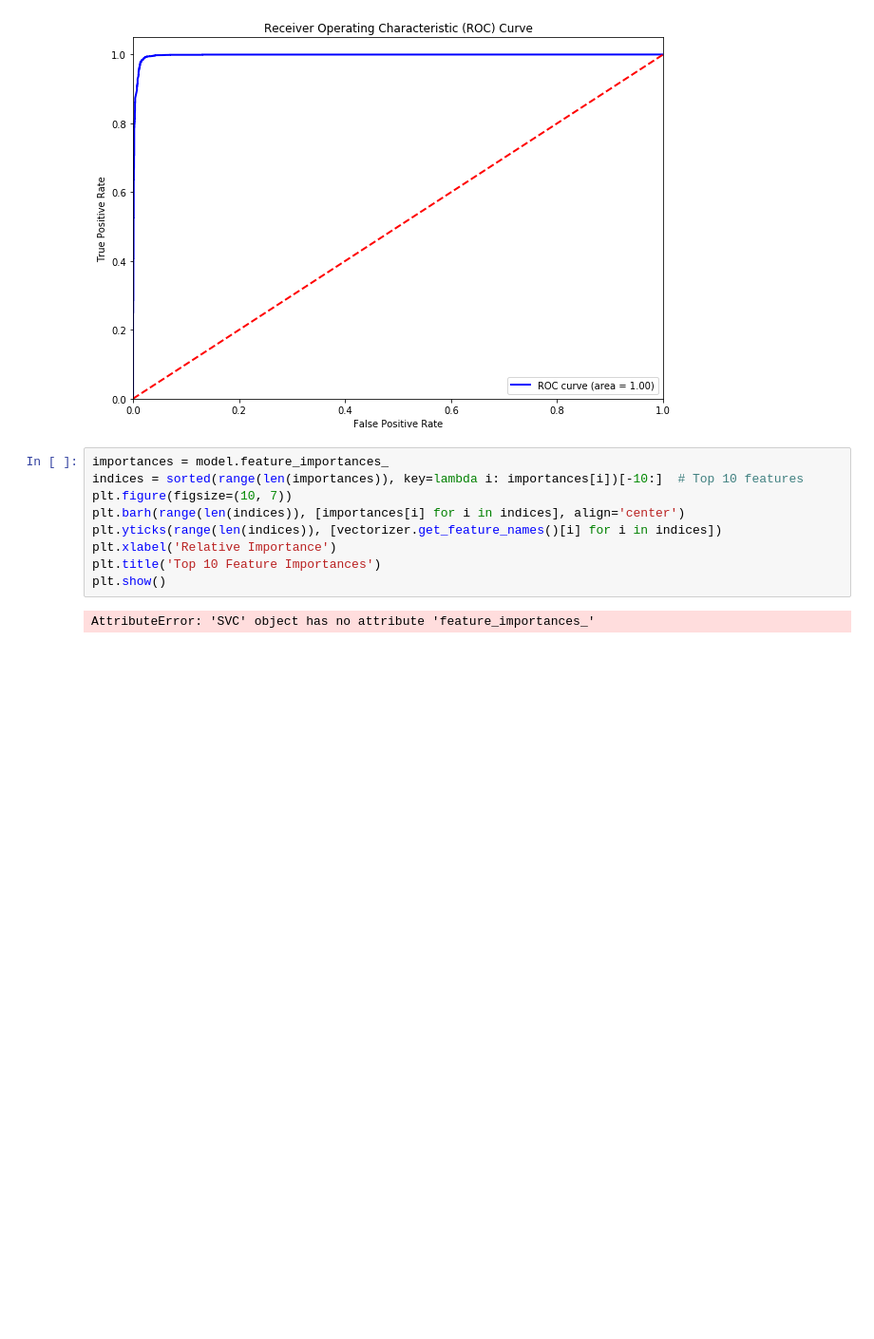
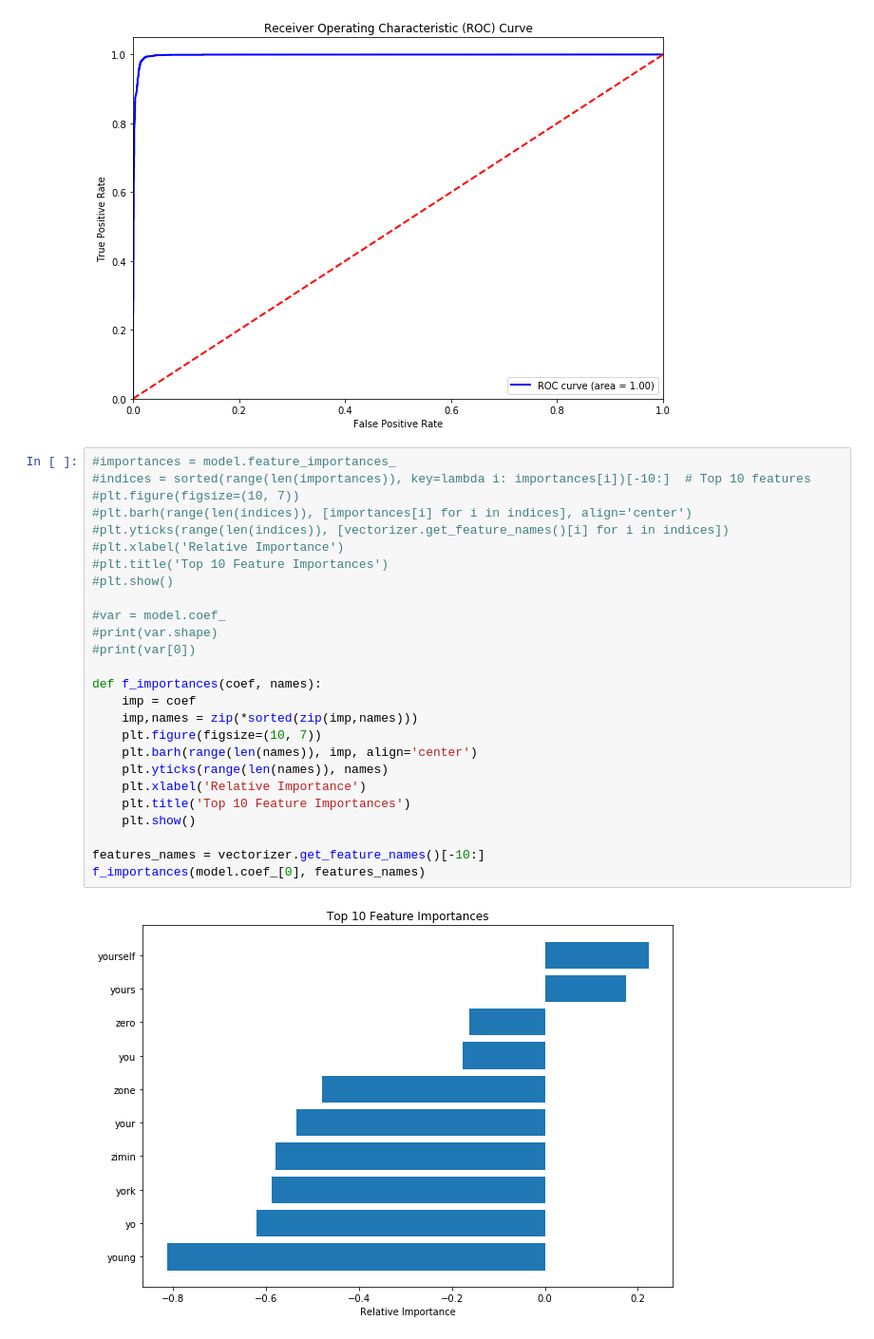
Before and after one commit to nnethaji/ds-proj-1, a Jupyter notebook: project_svm.ipynb, the cells around one changed output. Shown at 95% size. Saved outputs shown, nothing was run; the diff lists cells and outputs as text; blank space fills up the shorter version.

Commit message:
fix feature importance graph

```diff
--- a/project_svm.ipynb
+++ b/project_svm.ipynb
@@ -216,13 +216,30 @@ plt.show()
 # %% [output]
 [figure]
 # %%
-importances = model.feature_importances_
-indices = sorted(range(len(importances)), key=lambda i: importances[i])[-10:]  # Top 10 features
-plt.figure(figsize=(10, 7))
-plt.barh(range(len(indices)), [importances[i] for i in indices], align='center')
-plt.yticks(range(len(indices)), [vectorizer.get_feature_names()[i] for i in indices])
-plt.xlabel('Relative Importance')
-plt.title('Top 10 Feature Importances')
-plt.show()
+#importances = model.feature_importances_
+#indices = sorted(range(len(importances)), key=lambda i: importances[i])[-10:]  # Top 10 features
+#plt.figure(figsize=(10, 7))
+#plt.barh(range(len(indices)), [importances[i] for i in indices], align='center')
+#plt.yticks(range(len(indices)), [vectorizer.get_feature_names()[i] for i in indices])
+#plt.xlabel('Relative Importance')
+#plt.title('Top 10 Feature Importances')
+#plt.show()
+
+#var = model.coef_
+#print(var.shape)
+#print(var[0])
+
+def f_importances(coef, names):
+    imp = coef
+    imp,names = zip(*sorted(zip(imp,names)))
+    plt.figure(figsize=(10, 7))
+    plt.barh(range(len(names)), imp, align='center')
+    plt.yticks(range(len(names)), names)
+    plt.xlabel('Relative Importance')
+    plt.title('Top 10 Feature Importances')
+    plt.show()
+
+features_names = vectorizer.get_feature_names()[-10:]
+f_importances(model.coef_[0], features_names)
 # %% [output]
-AttributeError: 'SVC' object has no attribute 'feature_importances_'
+[figure, added]
```
